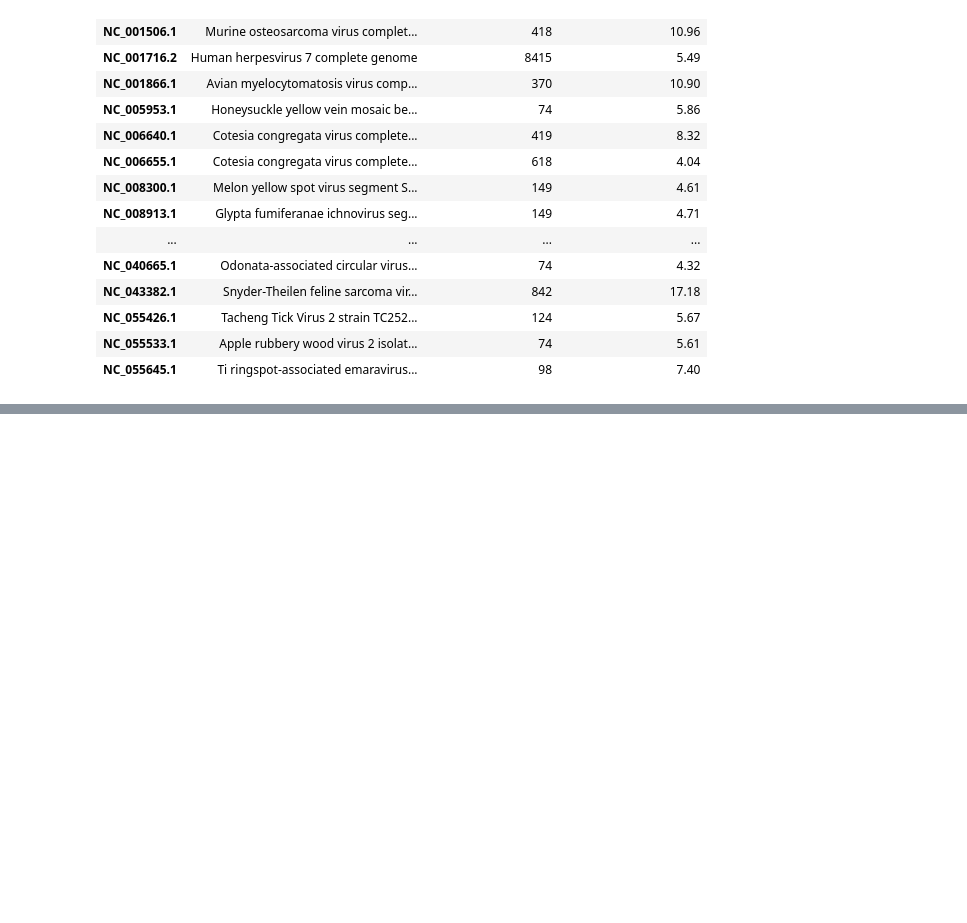
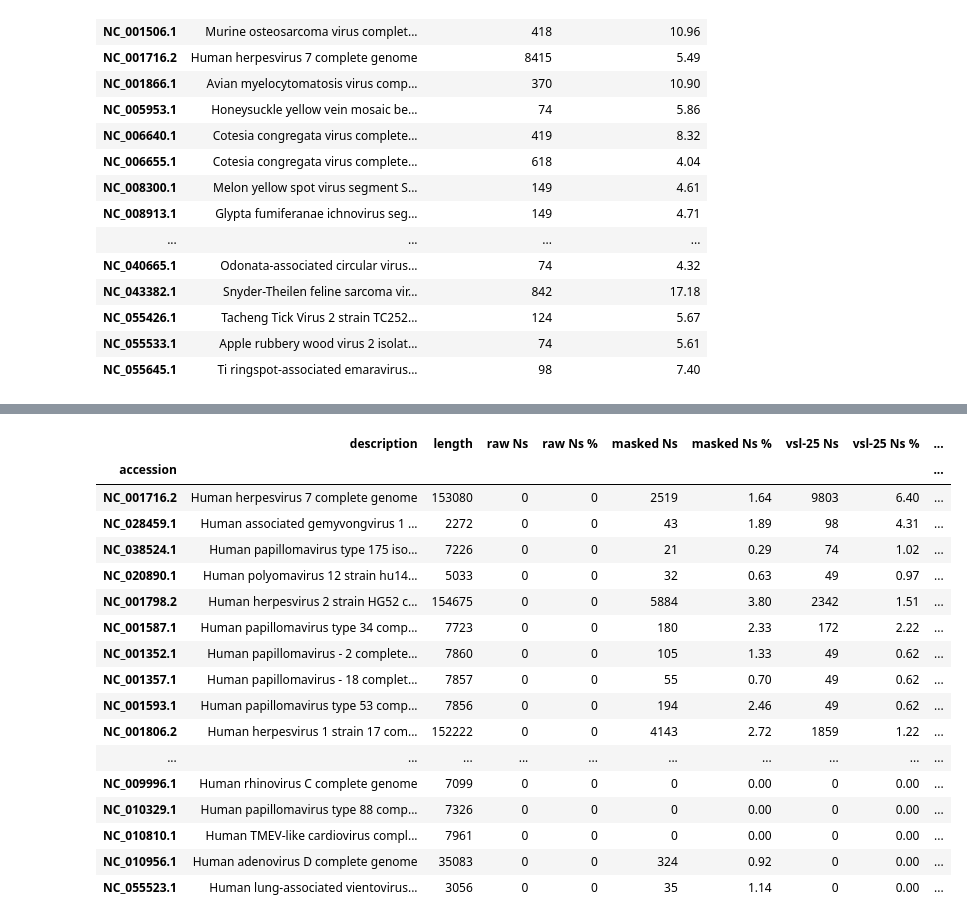
Before and after one commit to ucsffrancislab/genomics, a Jupyter notebook: data/20211111-hg38-viral-homology/analysis.ipynb, the cells around one changed output, grey strips where cells are left out. Saved outputs shown, nothing was run; the diff lists cells and outputs as text; code cells hidden in the pictures; blank space fills up the shorter version.

```diff
--- a/data/20211111-hg38-viral-homology/analysis.ipynb
+++ b/data/20211111-hg38-viral-homology/analysis.ipynb
@@ -373,3 +415,24 @@ df[(df['RM vsl-25 missed Ns %']>4)][['description','RM vsl-25 missed Ns','RM vsl
+# %%
+df[df['description'].str.contains('uman')].sort_values('RM vsl-25 missed Ns %',axis='index',ascending=False)
+# %% [output]
+|  | description | length | raw Ns | raw Ns % | masked Ns | masked Ns % | vsl-25 Ns | vsl-25 Ns % | ... |
+| accession |  |  |  |  |  |  |  |  | ... |
+| NC_001716.2 | Human herpesvirus 7 complete genome | 153080 | 0 | 0 | 2519 | 1.64 | 9803 | 6.40 | ... |
+| NC_028459.1 | Human associated gemyvongvirus 1 ... | 2272 | 0 | 0 | 43 | 1.89 | 98 | 4.31 | ... |
+| NC_038524.1 | Human papillomavirus type 175 iso... | 7226 | 0 | 0 | 21 | 0.29 | 74 | 1.02 | ... |
+| NC_020890.1 | Human polyomavirus 12 strain hu14... | 5033 | 0 | 0 | 32 | 0.63 | 49 | 0.97 | ... |
+| NC_001798.2 | Human herpesvirus 2 strain HG52 c... | 154675 | 0 | 0 | 5884 | 3.80 | 2342 | 1.51 | ... |
+| NC_001587.1 | Human papillomavirus type 34 comp... | 7723 | 0 | 0 | 180 | 2.33 | 172 | 2.22 | ... |
+| NC_001352.1 | Human papillomavirus - 2 complete... | 7860 | 0 | 0 | 105 | 1.33 | 49 | 0.62 | ... |
+| NC_001357.1 | Human papillomavirus - 18 complet... | 7857 | 0 | 0 | 55 | 0.70 | 49 | 0.62 | ... |
+| NC_001593.1 | Human papillomavirus type 53 comp... | 7856 | 0 | 0 | 194 | 2.46 | 49 | 0.62 | ... |
+| NC_001806.2 | Human herpesvirus 1 strain 17 com... | 152222 | 0 | 0 | 4143 | 2.72 | 1859 | 1.22 | ... |
+| ... | ... | ... | ... | ... | ... | ... | ... | ... | ... |
+| NC_009996.1 | Human rhinovirus C complete genome | 7099 | 0 | 0 | 0 | 0.00 | 0 | 0.00 | ... |
+| NC_010329.1 | Human papillomavirus type 88 comp... | 7326 | 0 | 0 | 0 | 0.00 | 0 | 0.00 | ... |
+| NC_010810.1 | Human TMEV-like cardiovirus compl... | 7961 | 0 | 0 | 0 | 0.00 | 0 | 0.00 | ... |
+| NC_010956.1 | Human adenovirus D complete genome | 35083 | 0 | 0 | 324 | 0.92 | 0 | 0.00 | ... |
+| NC_055523.1 | Human lung-associated vientovirus... | 3056 | 0 | 0 | 35 | 1.14 | 0 | 0.00 | ... |
 # %%
 pd.set_option('display.max_rows',default_max_rows)
 # %%
```
Also changed, not shown: parts of 3 cells of this notebook.
